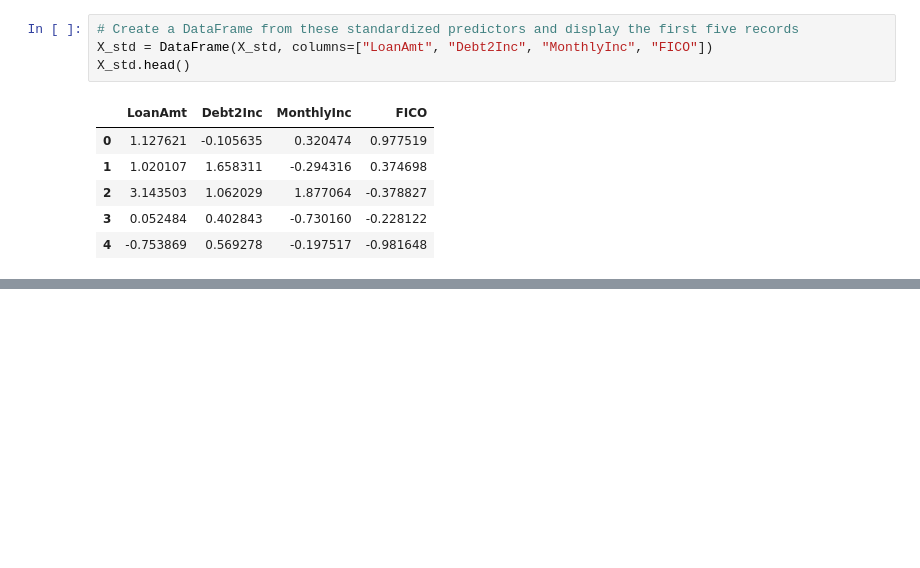
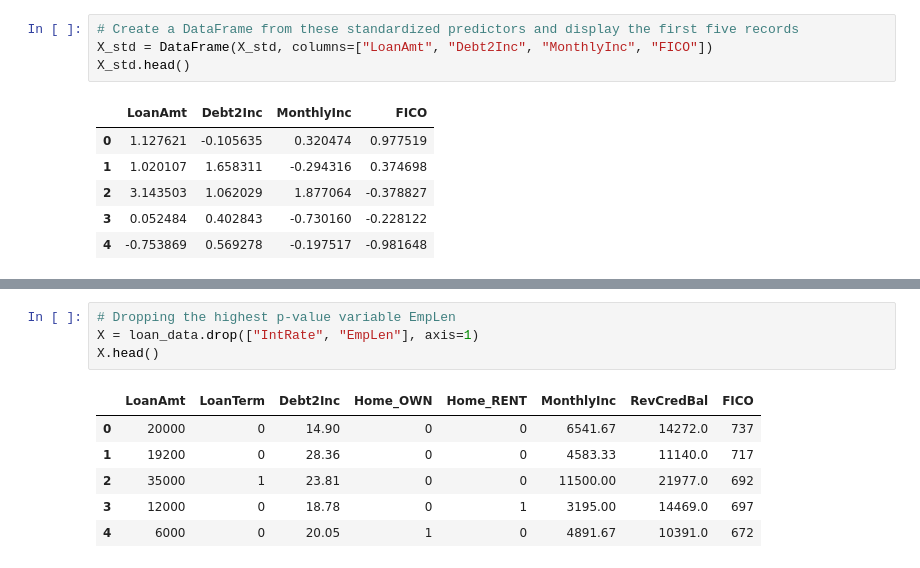
Before and after one commit to jeffCabrera0321/simple_linear_regularized_regression, a Jupyter notebook: notebooks/RegularizedLR.ipynb, the cells around one changed output, grey strips where cells are left out. Cells and saved outputs as stored; diff of their text form; blank space fills up the shorter version.

```diff
--- a/notebooks/RegularizedLR.ipynb
+++ b/notebooks/RegularizedLR.ipynb
@@ -102,0 +291,11 @@ X.head()
+# %%
+# Dropping the highest p-value variable EmpLen
+X = loan_data.drop(["IntRate", "EmpLen"], axis=1)
+X.head()
+# %% [output]
+|  | LoanAmt | LoanTerm | Debt2Inc | Home_OWN | Home_RENT | MonthlyInc | RevCredBal | FICO |
+| 0 | 20000 | 0 | 14.90 | 0 | 0 | 6541.67 | 14272.0 | 737 |
+| 1 | 19200 | 0 | 28.36 | 0 | 0 | 4583.33 | 11140.0 | 717 |
+| 2 | 35000 | 1 | 23.81 | 0 | 0 | 11500.00 | 21977.0 | 692 |
+| 3 | 12000 | 0 | 18.78 | 0 | 1 | 3195.00 | 14469.0 | 697 |
+| 4 | 6000 | 0 | 20.05 | 1 | 0 | 4891.67 | 10391.0 | 672 |
```
Also changed, not shown: parts of 70 cells of this notebook.
